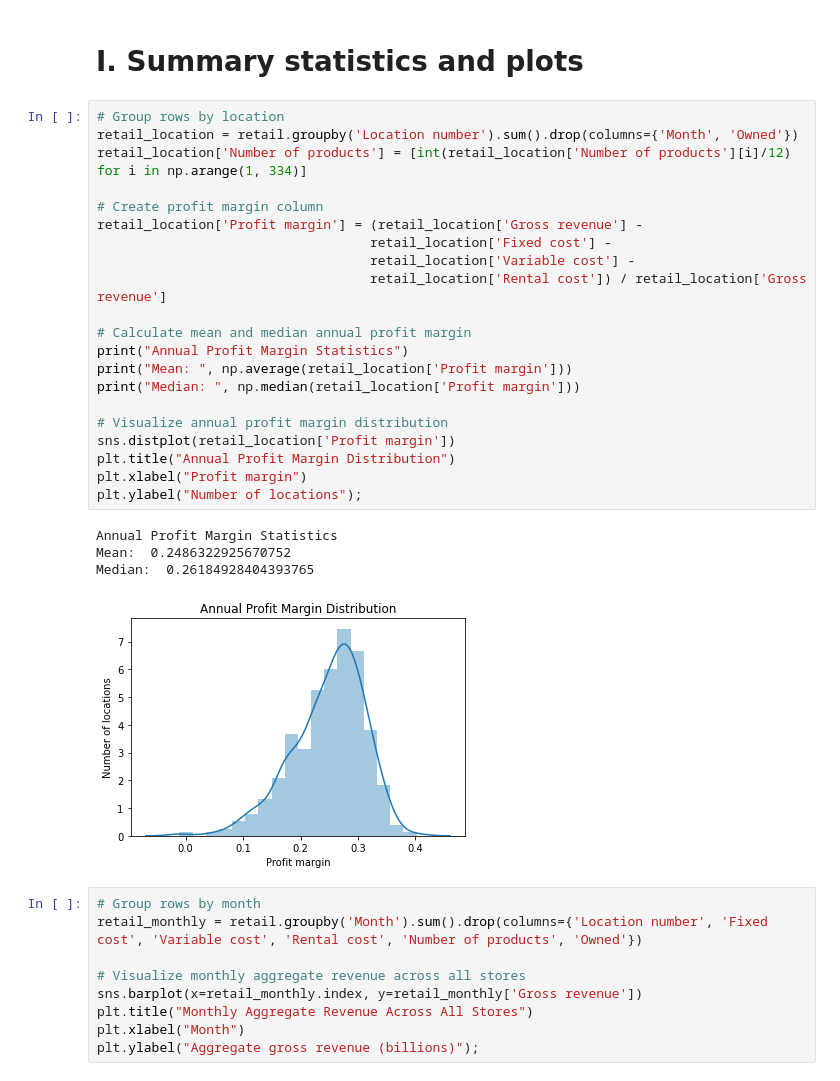
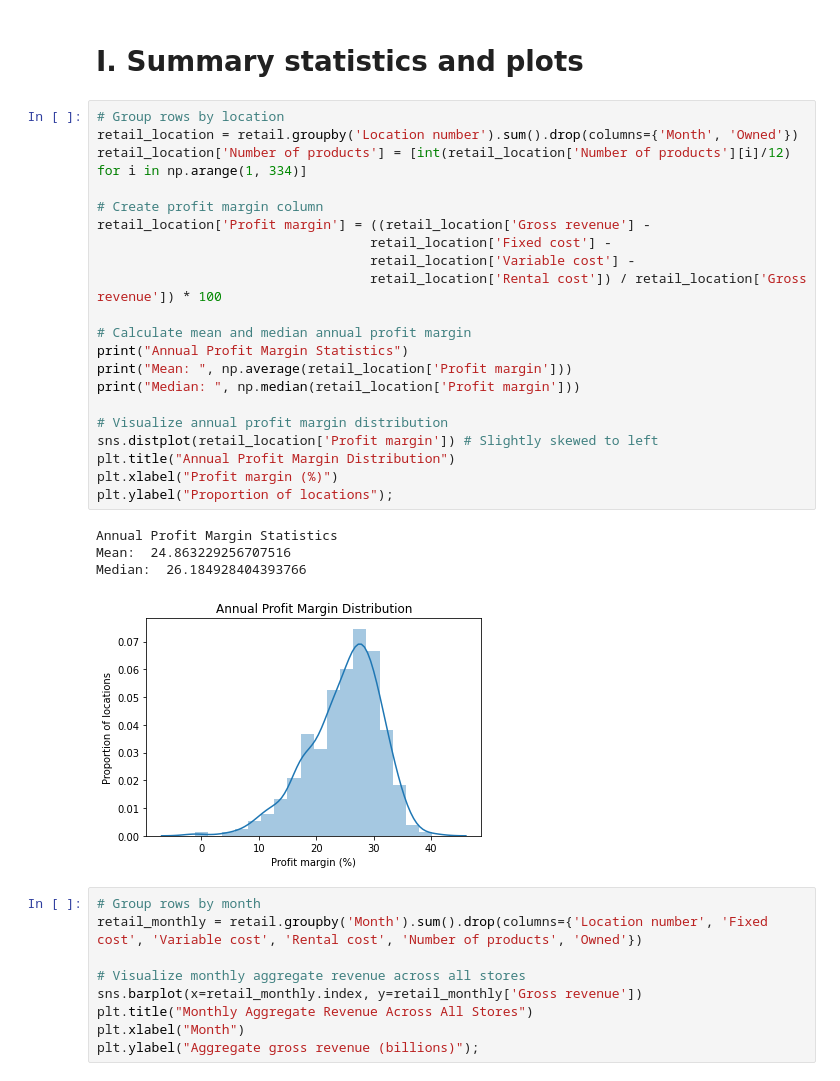
Before and after one commit to saahilshangle/ds-retail-analysis, a Jupyter notebook: Performance Analysis.ipynb, the cells around one changed output. Cells and saved outputs as stored; diff of their text form.

```diff
--- a/Performance Analysis.ipynb
+++ b/Performance Analysis.ipynb
@@ -33,29 +31,29 @@ retail.head()
 # %%
 # Group rows by location
 retail_location = retail.groupby('Location number').sum().drop(columns={'Month', 'Owned'})
 retail_location['Number of products'] = [int(retail_location['Number of products'][i]/12) for i in np.arange(1, 334)]
 
 # Create profit margin column
-retail_location['Profit margin'] = (retail_location['Gross revenue'] -
+retail_location['Profit margin'] = ((retail_location['Gross revenue'] -
                                    retail_location['Fixed cost'] -
                                    retail_location['Variable cost'] -
-                                   retail_location['Rental cost']) / retail_location['Gross revenue']
+                                   retail_location['Rental cost']) / retail_location['Gross revenue']) * 100
 
 # Calculate mean and median annual profit margin
 print("Annual Profit Margin Statistics")
 print("Mean: ", np.average(retail_location['Profit margin']))
 print("Median: ", np.median(retail_location['Profit margin']))
 
 # Visualize annual profit margin distribution
-sns.distplot(retail_location['Profit margin'])
+sns.distplot(retail_location['Profit margin']) # Slightly skewed to left
 plt.title("Annual Profit Margin Distribution")
-plt.xlabel("Profit margin")
-plt.ylabel("Number of locations");
+plt.xlabel("Profit margin (%)")
+plt.ylabel("Proportion of locations");
 # %% [output]
 Annual Profit Margin Statistics
-Mean:  0.2486322925670752
-Median:  0.26184928404393765
+Mean:  24.863229256707516
+Median:  26.184928404393766
-[figure, old version]
+[figure, new version]
 # %%
 # Group rows by month
 retail_monthly = retail.groupby('Month').sum().drop(columns={'Location number', 'Fixed cost', 'Variable cost', 'Rental cost', 'Number of products', 'Owned'})
```
Also changed, not shown: parts of 5 cells of this notebook.
